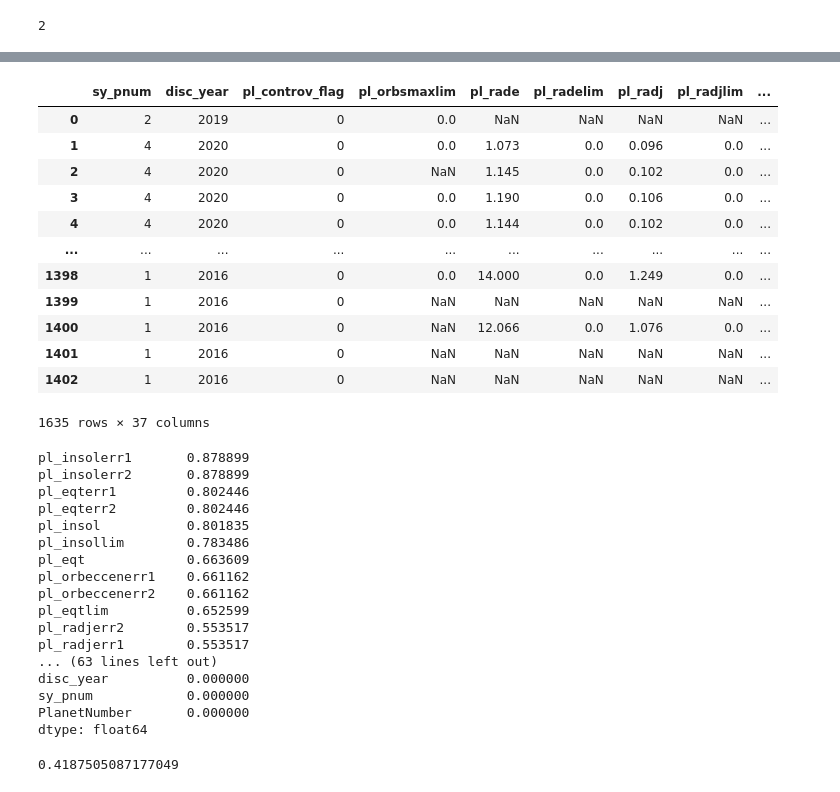
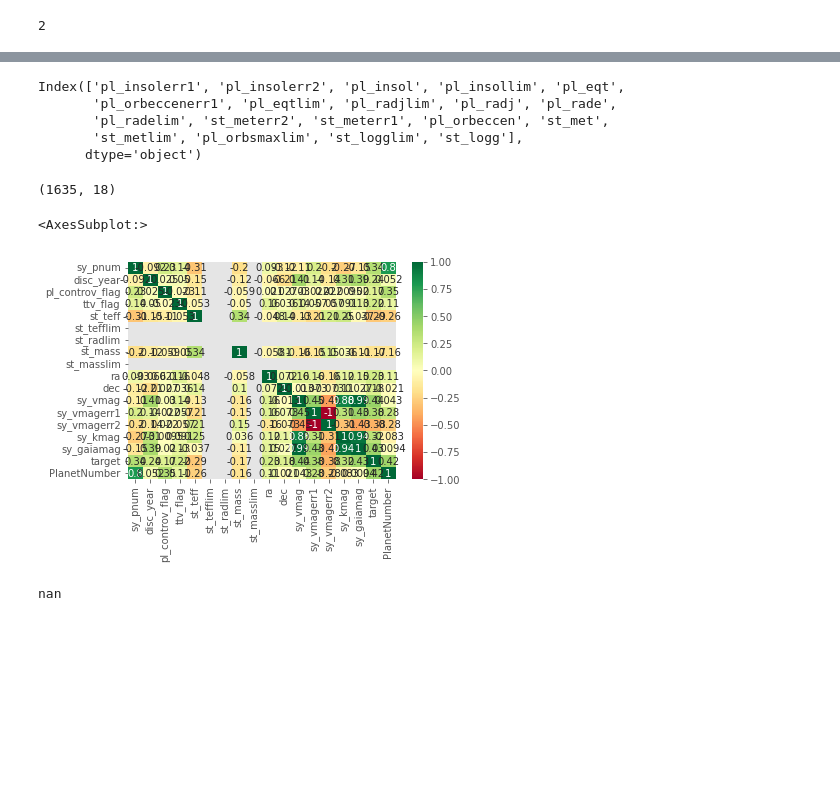
Before and after one commit to Sarthakpurii/ExoRealm, a Jupyter notebook: ML Model/main.ipynb, the cells around one changed output, grey strips where cells are left out. Saved outputs shown, nothing was run; the diff lists cells and outputs as text; code cells hidden in the pictures; blank space fills up the shorter version.

```diff
--- a/ML Model/main.ipynb
+++ b/ML Model/main.ipynb
@@ -338,0 +341,4 @@ finaldf.sample(5)
+# %%
+LCorrFeatures=([col for col in finaldf.columns if abs(finaldf['target'].corr(finaldf[col])) <= 0.17])
+LCorrFeatures
+#41 deleted
@@ -339,2 +363,5 @@ finaldf.sample(5)
+# %%
+finaldf.drop(columns=LCorrFeatures, inplace=True)
 # %%
-finaldf.isnull().mean().sort_values(ascending=False)
+
+Missing=finaldf.isnull().mean().sort_values(ascending=False).index[:19]
@@ -380,40 +368,23 @@ dtype: float64
-# %%
-finaldf.drop(columns=[col for col in finaldf.columns if abs(finaldf['target'].corr(finaldf[col])) <= 0.17])
-# %% [output]
-|  | sy_pnum | disc_year | pl_controv_flag | pl_orbsmaxlim | pl_rade | pl_radelim | pl_radj | pl_radjlim | ... |
-| 0 | 2 | 2019 | 0 | 0.0 | NaN | NaN | NaN | NaN | ... |
-| 1 | 4 | 2020 | 0 | 0.0 | 1.073 | 0.0 | 0.096 | 0.0 | ... |
-| 2 | 4 | 2020 | 0 | NaN | 1.145 | 0.0 | 0.102 | 0.0 | ... |
-| 3 | 4 | 2020 | 0 | 0.0 | 1.190 | 0.0 | 0.106 | 0.0 | ... |
-| 4 | 4 | 2020 | 0 | 0.0 | 1.144 | 0.0 | 0.102 | 0.0 | ... |
-| ... | ... | ... | ... | ... | ... | ... | ... | ... | ... |
-| 1398 | 1 | 2016 | 0 | 0.0 | 14.000 | 0.0 | 1.249 | 0.0 | ... |
-| 1399 | 1 | 2016 | 0 | NaN | NaN | NaN | NaN | NaN | ... |
-| 1400 | 1 | 2016 | 0 | NaN | 12.066 | 0.0 | 1.076 | 0.0 | ... |
-| 1401 | 1 | 2016 | 0 | NaN | NaN | NaN | NaN | NaN | ... |
-| 1402 | 1 | 2016 | 0 | NaN | NaN | NaN | NaN | NaN | ... |
-1635 rows × 37 columns
-# %%
-finaldf.isnull().mean().sort_values(ascending=False)
-# %% [output]
-pl_insolerr1       0.878899
-pl_insolerr2       0.878899
-pl_eqterr1         0.802446
-pl_eqterr2         0.802446
-pl_insol           0.801835
-pl_insollim        0.783486
-pl_eqt             0.663609
-pl_orbeccenerr1    0.661162
-pl_orbeccenerr2    0.661162
-pl_eqtlim          0.652599
-pl_radjerr2        0.553517
-pl_radjerr1        0.553517
-... (63 lines left out)
-disc_year          0.000000
-sy_pnum            0.000000
-PlanetNumber       0.000000
-dtype: float64
+# %%
+Missing
+# %% [output]
+Index(['pl_insolerr1', 'pl_insolerr2', 'pl_insol', 'pl_insollim', 'pl_eqt',
+       'pl_orbeccenerr1', 'pl_eqtlim', 'pl_radjlim', 'pl_radj', 'pl_rade',
+       'pl_radelim', 'st_meterr2', 'st_meterr1', 'pl_orbeccen', 'st_met',
+       'st_metlim', 'pl_orbsmaxlim', 'st_logglim', 'st_logg'],
+      dtype='object')
+# %%
+finaldf.drop(Missing,axis=1,inplace=True)
+# %%
+finaldf.shape
+# %% [output]
+(1635, 18)
+# %%
+sns.heatmap(finaldf.corr(), annot=True,cmap='RdYlGn')
+# %% [output]
+<AxesSubplot:>
+[figure, added]
 # %%
-finaldf['target'].corr(finaldf['PlanetNumber'])
+finaldf['target'].corr(finaldf['st_tefflim'])
 # %% [output]
-0.4187505087177049
+nan
```
Also changed, not shown: parts of 14 cells of this notebook.
